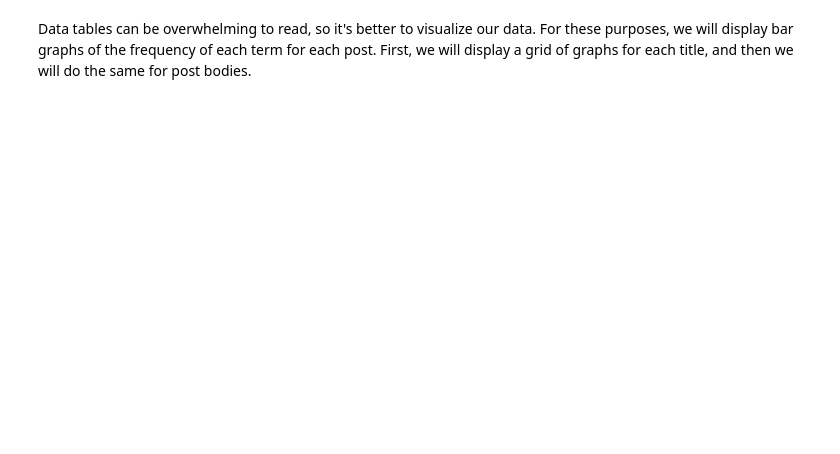
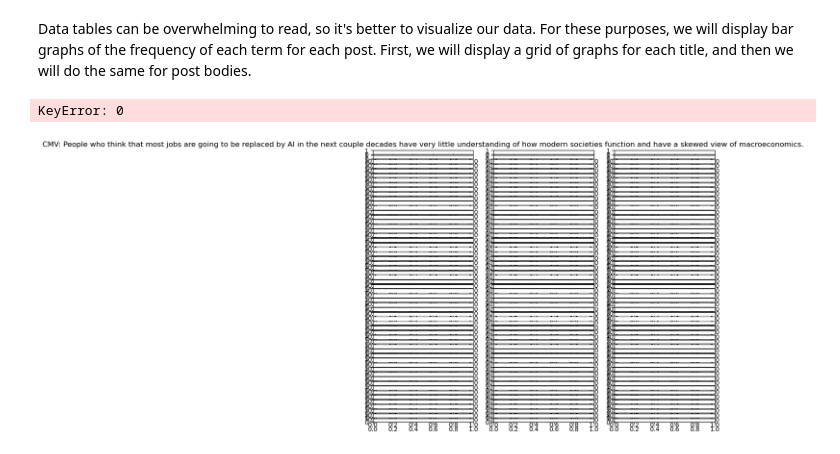
Before and after one commit to elmtree7/CSCI-E184-PSET3, a Jupyter notebook: PSET3Exploration.ipynb, the cells around one changed output. Drawn from its saved outputs; the diff is of its cells as text; code cells hidden in the pictures; blank space fills up the shorter version.

Commit message:
Broken attempt at building a bar graph

```diff
--- a/PSET3Exploration.ipynb
+++ b/PSET3Exploration.ipynb
@@ -192,3 +193,24 @@ selftext_df
 | unemployment | 0.0 | 0.0 | 1.0 | 0.0 | ... |
 # %% [markdown]
 Data tables can be overwhelming to read, so it's better to visualize our data. For these purposes, we will display bar graphs of the frequency of each term for each post. First, we will display a grid of graphs for each title, and then we will do the same for post bodies.
+# %%
+fig, axes = plt.subplots(nrows=59, ncols=3, figsize=(10, 8))
+
+bar_width = 0.2
+positions = np.arange(len(key_terms))
+
+for i in range(0, 59):
+    for j in range(0,3):
+        label = df['Title'][i]
+        axes[i,j].set_title(label)
+
+        axes[i,j].bar(positions - bar_width, title_df[i+j], bar_width, label=key_terms[i+j])
+        axes[i,j].set_title(category)
+        axes[i,j].set_xlabel("Terms")
+        axes[i,j].set_ylabel("Occurences")
+
+plt.tight_layout()
+plt.show()
+# %% [output]
+KeyError: 0
+[figure, added]
```
Also changed, not shown: parts of 1 cell of this notebook.
